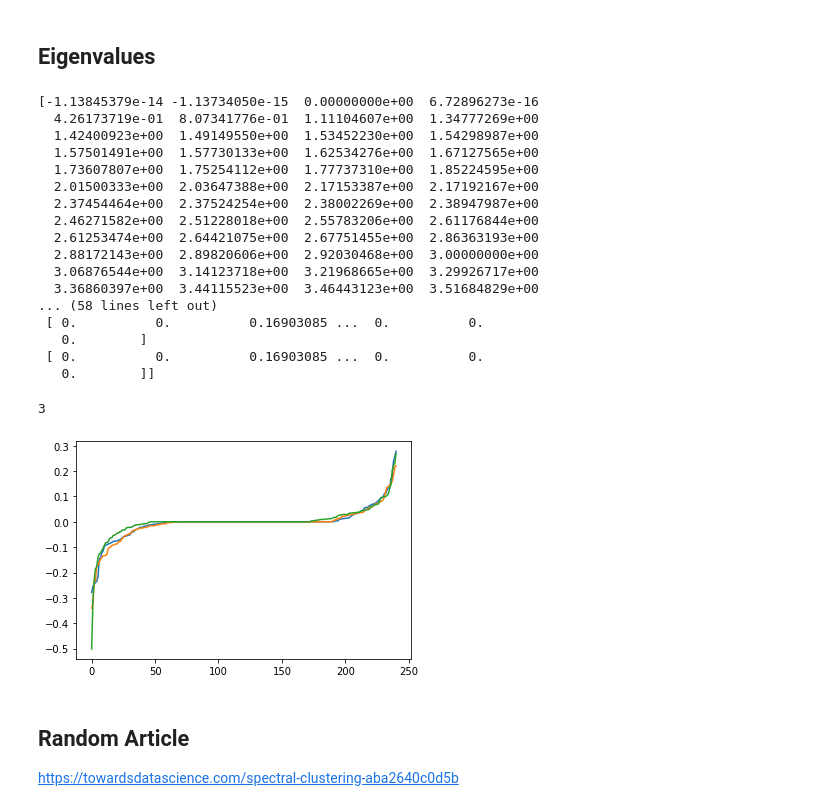
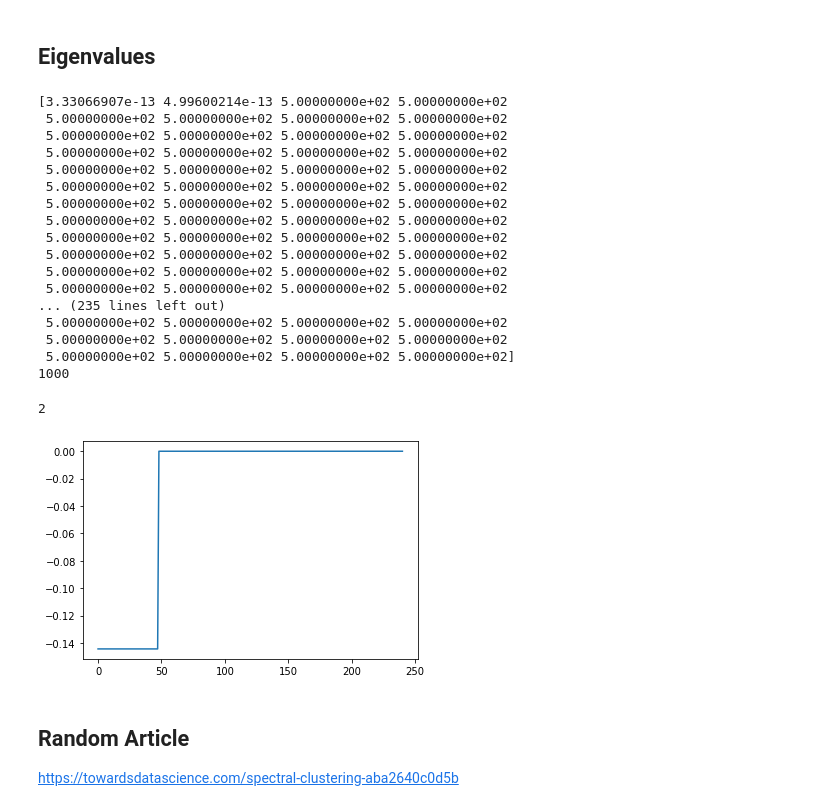
Before and after one commit to workinn/ID2222, a Jupyter notebook: lab4/test.ipynb, the cells around one changed output. Saved outputs shown, nothing was run; the diff lists cells and outputs as text; code cells hidden in the pictures.

```diff
--- a/lab4/test.ipynb
+++ b/lab4/test.ipynb
@@ -19,3 +19,13 @@ array([[  0,   1],
        [215, 234],
        [212, 234],
        [240, 234]])
+# %%
+A = np.zeros(shape=(1000,1000))
+for i in range(1000):
+  for j in range(1000):
+    if i < 500 and j < 500:
+      A[i][j] = 1
+    elif i >= 500 and j >= 500:
+      A[i][j] = 1
+
+A
@@ -103,54 +121,54 @@ array([[ 2.83195021e-02, -9.68188105e-04, -1.08921162e-03, ...,
 ## Eigenvalues
 # %%
 # eigenvalues and eigenvectors
-eigenVals, eigenVecs = np.linalg.eig(L)
+eigenVals, eigenVecs = np.linalg.eigh(L)
 
 # sort these based on the eigenvalues
 eigenVecs = eigenVecs[:,np.argsort(eigenVals)]
 eigenVals = eigenVals[np.argsort(eigenVals)]
 # %%
 print(eigenVals)
-print(eigenVecs)
+print(len(eigenVecs))
 # %% [output]
-[-1.13845379e-14 -1.13734050e-15  0.00000000e+00  6.72896273e-16
-  4.26173719e-01  8.07341776e-01  1.11104607e+00  1.34777269e+00
-  1.42400923e+00  1.49149550e+00  1.53452230e+00  1.54298987e+00
-  1.57501491e+00  1.57730133e+00  1.62534276e+00  1.67127565e+00
-  1.73607807e+00  1.75254112e+00  1.77737310e+00  1.85224595e+00
-  2.01500333e+00  2.03647388e+00  2.17153387e+00  2.17192167e+00
-  2.37454464e+00  2.37524254e+00  2.38002269e+00  2.38947987e+00
-  2.46271582e+00  2.51228018e+00  2.55783206e+00  2.61176844e+00
-  2.61253474e+00  2.64421075e+00  2.67751455e+00  2.86363193e+00
-  2.88172143e+00  2.89820606e+00  2.92030468e+00  3.00000000e+00
-  3.06876544e+00  3.14123718e+00  3.21968665e+00  3.29926717e+00
-  3.36860397e+00  3.44115523e+00  3.46443123e+00  3.51684829e+00
-... (58 lines left out)
- [ 0.          0.          0.16903085 ...  0.          0.
-   0.        ]
- [ 0.          0.          0.16903085 ...  0.          0.
-   0.        ]]
+[3.33066907e-13 4.99600214e-13 5.00000000e+02 5.00000000e+02
+ 5.00000000e+02 5.00000000e+02 5.00000000e+02 5.00000000e+02
+ 5.00000000e+02 5.00000000e+02 5.00000000e+02 5.00000000e+02
+ 5.00000000e+02 5.00000000e+02 5.00000000e+02 5.00000000e+02
+ 5.00000000e+02 5.00000000e+02 5.00000000e+02 5.00000000e+02
+ 5.00000000e+02 5.00000000e+02 5.00000000e+02 5.00000000e+02
+ 5.00000000e+02 5.00000000e+02 5.00000000e+02 5.00000000e+02
+ 5.00000000e+02 5.00000000e+02 5.00000000e+02 5.00000000e+02
+ 5.00000000e+02 5.00000000e+02 5.00000000e+02 5.00000000e+02
+ 5.00000000e+02 5.00000000e+02 5.00000000e+02 5.00000000e+02
+ 5.00000000e+02 5.00000000e+02 5.00000000e+02 5.00000000e+02
+ 5.00000000e+02 5.00000000e+02 5.00000000e+02 5.00000000e+02
+... (235 lines left out)
+ 5.00000000e+02 5.00000000e+02 5.00000000e+02 5.00000000e+02
+ 5.00000000e+02 5.00000000e+02 5.00000000e+02 5.00000000e+02
+ 5.00000000e+02 5.00000000e+02 5.00000000e+02 5.00000000e+02]
+1000
 # %%
 fiedlerIndex = 0
 
 for i in range(len(eigenVals)):
   if eigenVals[i] > 0:
     fiedlerIndex = i
     break
 
 print(fiedlerIndex)
 
 import matplotlib.pyplot as plt
 
-fiedlerVector = eigenVecs[1]
+fiedlerVector = eigenVecs[:,1]
 
-xpoints = range(0, maxID + 1)
+xpoints = range(0, len(A))
 ypoints = np.sort(fiedlerVector)
 
 plt.plot(xpoints, ypoints)
 plt.show()
 # %% [output]
-3
+2
-[figure, old version]
+[figure, new version]
 # %% [markdown]
 ## Random Article
 
```
Also changed, not shown: parts of 1 cell of this notebook.
